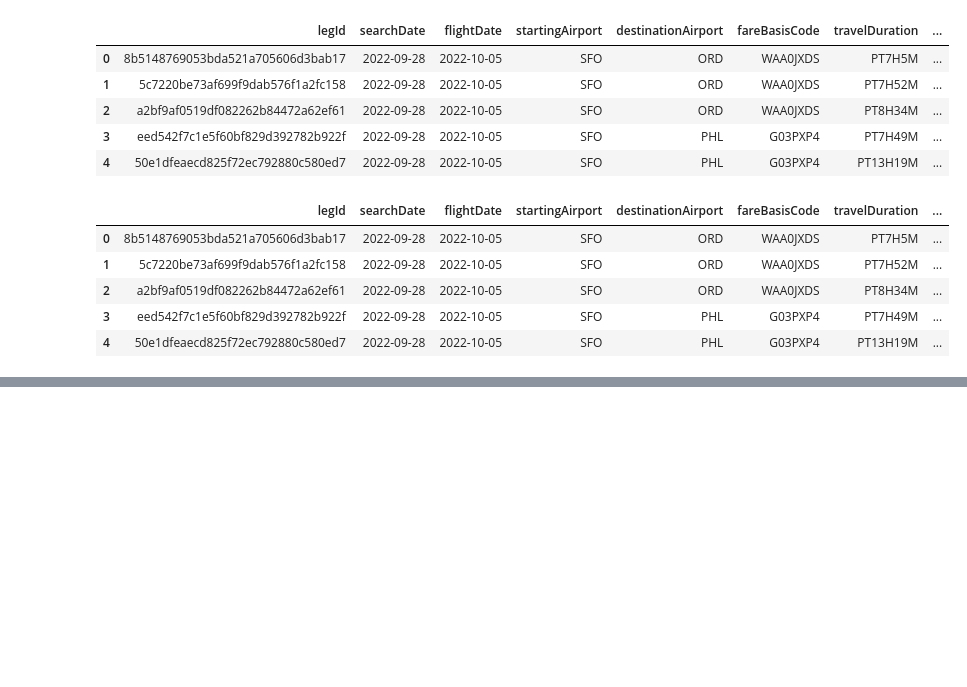
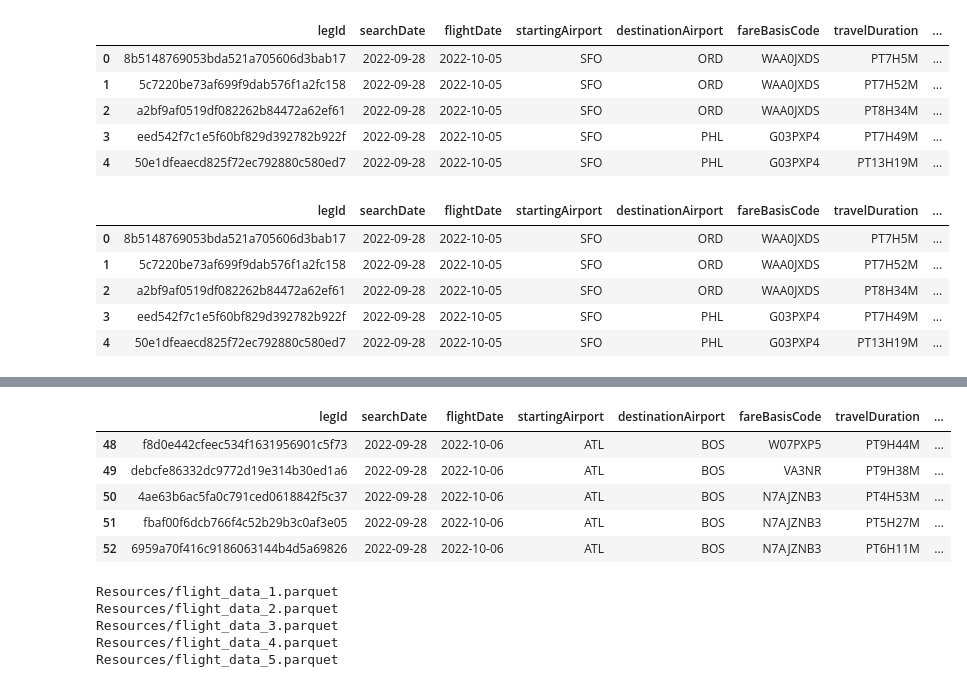
Before and after one commit to TurnerE8/Flight-Price-Predictor, a Jupyter notebook: GetTables.ipynb, the cells around one changed output, grey strips where cells are left out. Drawn from its saved outputs; the diff is of its cells as text; code cells hidden in the pictures; blank space fills up the shorter version.

Commit message:
Add new column daysBeforeFlight and add loop through the tables

```diff
--- a/GetTables.ipynb
+++ b/GetTables.ipynb
@@ -37,0 +55,4 @@ df.head()
+# %%
+# Add new column.
+df["daysBeforeFlight"] = pd.to_datetime(df["flightDate"]) - pd.to_datetime(df["searchDate"])
+df.head()
@@ -37,0 +66,13 @@ df.head()
+# %%
+# It seems that the search date is always 2022-09-28.
+# Select all rows with a flight date other than 2022-10-05 in order to check daysBeforeFlight.
+testdf = df
+testdf = testdf.loc[testdf["flightDate"] != "2022-10-05"]
+testdf.head()
+# %% [output]
+|  | legId | searchDate | flightDate | startingAirport | destinationAirport | fareBasisCode | travelDuration | ... |
+| 48 | f8d0e442cfeec534f1631956901c5f73 | 2022-09-28 | 2022-10-06 | ATL | BOS | W07PXP5 | PT9H44M | ... |
+| 49 | debcfe86332dc9772d19e314b30ed1a6 | 2022-09-28 | 2022-10-06 | ATL | BOS | VA3NR | PT9H38M | ... |
+| 50 | 4ae63b6ac5fa0c791ced0618842f5c37 | 2022-09-28 | 2022-10-06 | ATL | BOS | N7AJZNB3 | PT4H53M | ... |
+| 51 | fbaf00f6dcb766f4c52b29b3c0af3e05 | 2022-09-28 | 2022-10-06 | ATL | BOS | N7AJZNB3 | PT5H27M | ... |
+| 52 | 6959a70f416c9186063144b4d5a69826 | 2022-09-28 | 2022-10-06 | ATL | BOS | N7AJZNB3 | PT6H11M | ... |
@@ -37,0 +82,10 @@ df.head()
+# %%
+# Check file names.
+for tableNumber in range(1, 6):
+    print(f'Resources/flight_data_{tableNumber}.parquet')
+# %% [output]
+Resources/flight_data_1.parquet
+Resources/flight_data_2.parquet
+Resources/flight_data_3.parquet
+Resources/flight_data_4.parquet
+Resources/flight_data_5.parquet
```
Also changed, not shown: parts of 5 cells of this notebook.
